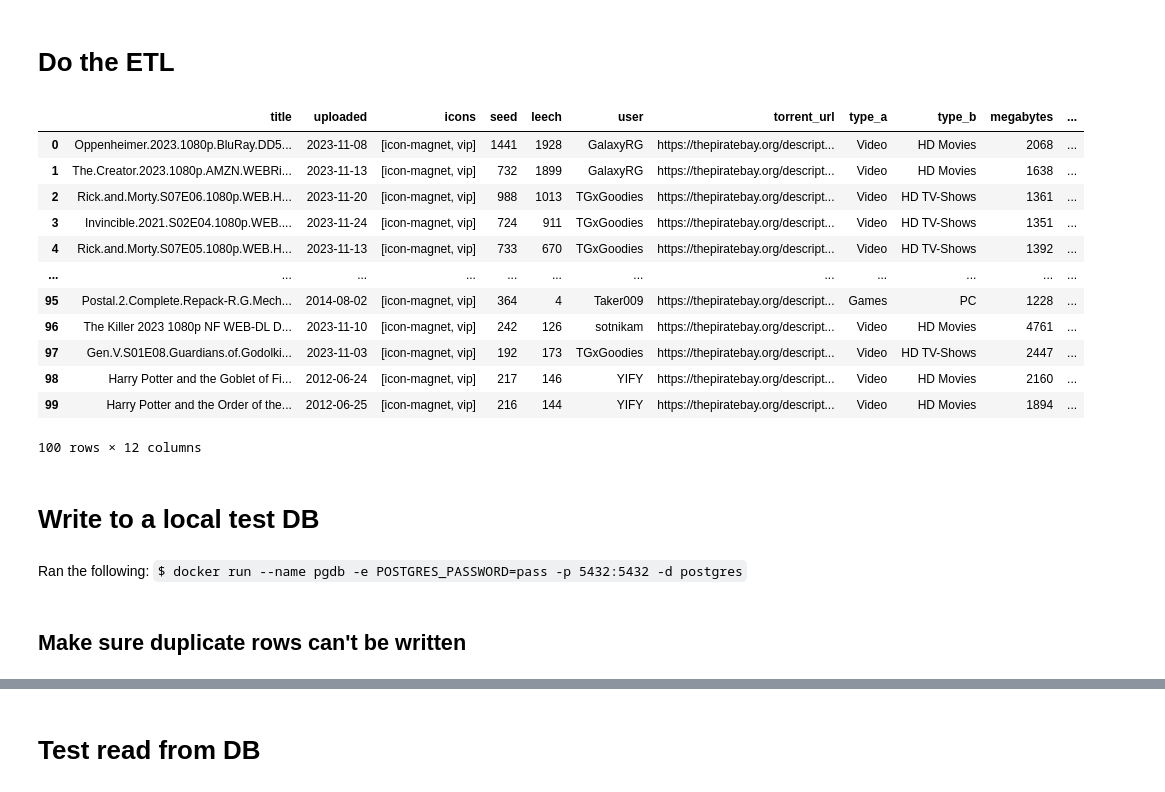
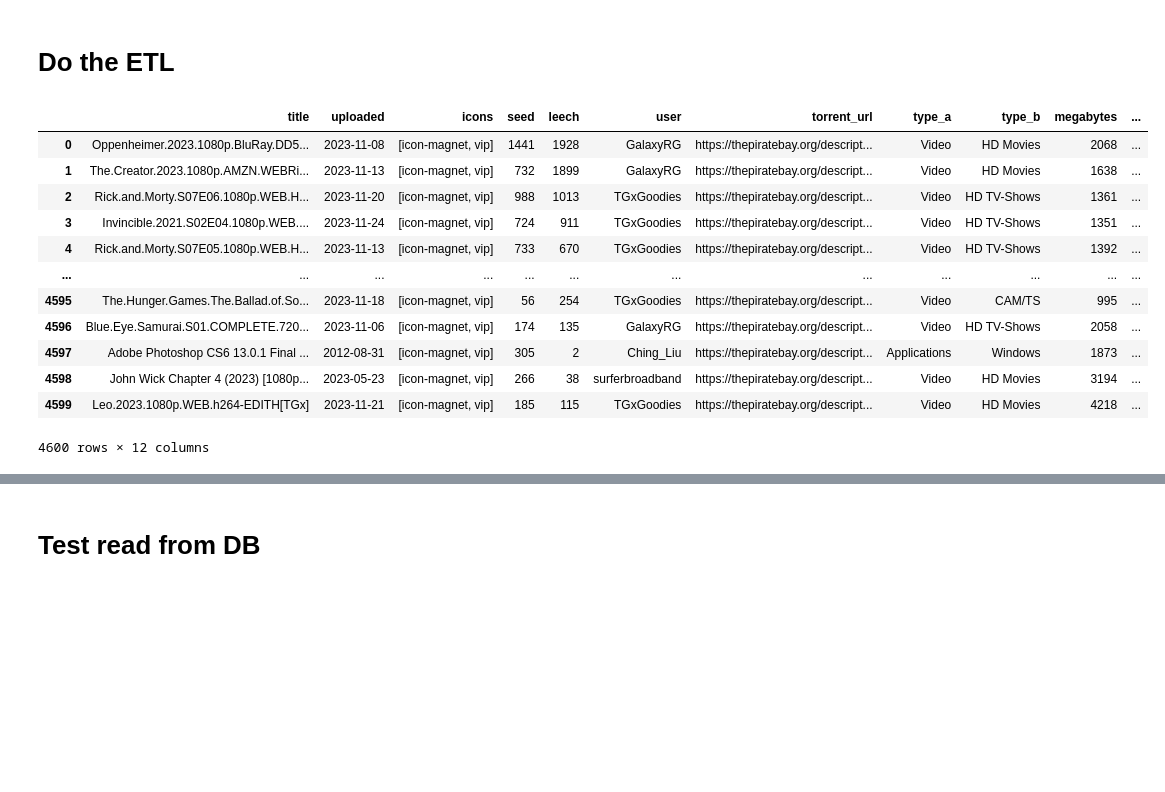
Before and after one commit to boscacci/tpb-visualizer, a Jupyter notebook: notebooks/parse_html_test.ipynb, the cells around one changed output, grey strips where cells are left out. Drawn from its saved outputs; the diff is of its cells as text; code cells hidden in the pictures; blank space fills up the shorter version.

```diff
--- a/notebooks/parse_html_test.ipynb
+++ b/notebooks/parse_html_test.ipynb
@@ -48,44 +48,42 @@ def extract_values_from_li(li):
 # %%
 import boto3
 from bs4 import BeautifulSoup
 import pandas as pd
-import psycopg2
-import psycopg2.extras
 import hashlib
 
 # Get the data drop
-session = boto3.Session(profile_name='rb')
-s3 = session.client('s3')
-bucket_name = 'tpb-snapshots-html'
-file_name = 'tbp_top100_2023-11-26_16-0.html'
-file_obj = s3.get_object(Bucket=bucket_name, Key=file_name)
-file_content = file_obj['Body'].read()
+session = boto3.Session(profile_name="rb")
+s3 = session.client("s3")
+bucket_name = "tpb-snapshots-html"
 
-# Soupify
-soup = BeautifulSoup(file_content, 'html.parser')
-torrent_list = soup.find_all("li", class_="list-entry")
+df_list = []
+for obj in s3.list_objects(Bucket=bucket_name)["Contents"]:
+	file_name = obj["Key"]
+	if file_name.endswith(".html"):
+		file_obj = s3.get_object(Bucket=bucket_name, Key=file_name)
+		file_content = file_obj["Body"].read()
 
-df = pd.DataFrame([extract_values_from_li(li) for li in torrent_list])
-df['timestamp'] = pd.to_datetime(df.timestamp, format="%Y-%m-%d_%H-%M")
+		# Soupify
+		soup = BeautifulSoup(file_content, "html.parser")
+		torrent_list = soup.find_all("li", class_="list-entry")
+
+		df = pd.DataFrame([extract_values_from_li(li) for li in torrent_list])
+		df["timestamp"] = (pd.to_datetime(df.timestamp, format="%Y-%m-%d_%H-%M").astype(int) / 10**9).astype(int)
+		df_list.append(df)
+
+df = pd.concat(df_list, ignore_index=True)
 df
 # %% [output]
 |  | title | uploaded | icons | seed | leech | user | torrent_url | type_a | type_b | megabytes | ... |
 | 0 | Oppenheimer.2023.1080p.BluRay.DD5... | 2023-11-08 | [icon-magnet, vip] | 1441 | 1928 | GalaxyRG | https://thepiratebay.org/descript... | Video | HD Movies | 2068 | ... |
 | 1 | The.Creator.2023.1080p.AMZN.WEBRi... | 2023-11-13 | [icon-magnet, vip] | 732 | 1899 | GalaxyRG | https://thepiratebay.org/descript... | Video | HD Movies | 1638 | ... |
 | 2 | Rick.and.Morty.S07E06.1080p.WEB.H... | 2023-11-20 | [icon-magnet, vip] | 988 | 1013 | TGxGoodies | https://thepiratebay.org/descript... | Video | HD TV-Shows | 1361 | ... |
 | 3 | Invincible.2021.S02E04.1080p.WEB.... | 2023-11-24 | [icon-magnet, vip] | 724 | 911 | TGxGoodies | https://thepiratebay.org/descript... | Video | HD TV-Shows | 1351 | ... |
 | 4 | Rick.and.Morty.S07E05.1080p.WEB.H... | 2023-11-13 | [icon-magnet, vip] | 733 | 670 | TGxGoodies | https://thepiratebay.org/descript... | Video | HD TV-Shows | 1392 | ... |
 | ... | ... | ... | ... | ... | ... | ... | ... | ... | ... | ... | ... |
-| 95 | Postal.2.Complete.Repack-R.G.Mech... | 2014-08-02 | [icon-magnet, vip] | 364 | 4 | Taker009 | https://thepiratebay.org/descript... | Games | PC | 1228 | ... |
-| 96 | The Killer 2023 1080p NF WEB-DL D... | 2023-11-10 | [icon-magnet, vip] | 242 | 126 | sotnikam | https://thepiratebay.org/descript... | Video | HD Movies | 4761 | ... |
-| 97 | Gen.V.S01E08.Guardians.of.Godolki... | 2023-11-03 | [icon-magnet, vip] | 192 | 173 | TGxGoodies | https://thepiratebay.org/descript... | Video | HD TV-Shows | 2447 | ... |
-| 98 | Harry Potter and the Goblet of Fi... | 2012-06-24 | [icon-magnet, vip] | 217 | 146 | YIFY | https://thepiratebay.org/descript... | Video | HD Movies | 2160 | ... |
-| 99 | Harry Potter and the Order of the... | 2012-06-25 | [icon-magnet, vip] | 216 | 144 | YIFY | https://thepiratebay.org/descript... | Video | HD Movies | 1894 | ... |
+| 4595 | The.Hunger.Games.The.Ballad.of.So... | 2023-11-18 | [icon-magnet, vip] | 56 | 254 | TGxGoodies | https://thepiratebay.org/descript... | Video | CAM/TS | 995 | ... |
+| 4596 | Blue.Eye.Samurai.S01.COMPLETE.720... | 2023-11-06 | [icon-magnet, vip] | 174 | 135 | GalaxyRG | https://thepiratebay.org/descript... | Video | HD TV-Shows | 2058 | ... |
+| 4597 | Adobe Photoshop CS6 13.0.1 Final ... | 2012-08-31 | [icon-magnet, vip] | 305 | 2 | Ching_Liu | https://thepiratebay.org/descript... | Applications | Windows | 1873 | ... |
+| 4598 | John Wick Chapter 4 (2023) [1080p... | 2023-05-23 | [icon-magnet, vip] | 266 | 38 | surferbroadband | https://thepiratebay.org/descript... | Video | HD Movies | 3194 | ... |
+| 4599 | Leo.2023.1080p.WEB.h264-EDITH[TGx] | 2023-11-21 | [icon-magnet, vip] | 185 | 115 | TGxGoodies | https://thepiratebay.org/descript... | Video | HD Movies | 4218 | ... |
-100 rows × 12 columns
+4600 rows × 12 columns
-# %% [markdown]
-# Write to a local test DB
-# %% [markdown]
-Ran the following:
-`$ docker run --name pgdb -e POSTGRES_PASSWORD=pass -p 5432:5432 -d postgres`
-# %% [markdown]
-## Make sure duplicate rows can't be written
```
Also changed, not shown: parts of 9 cells of this notebook.
